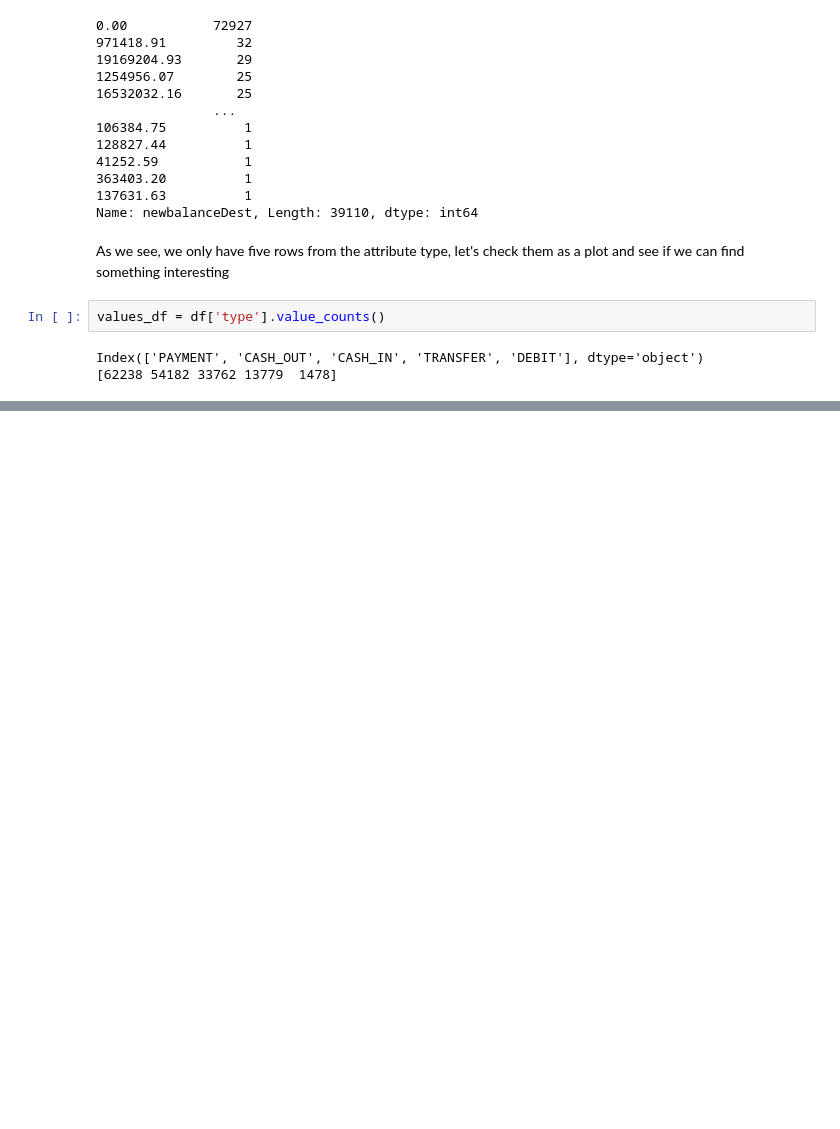
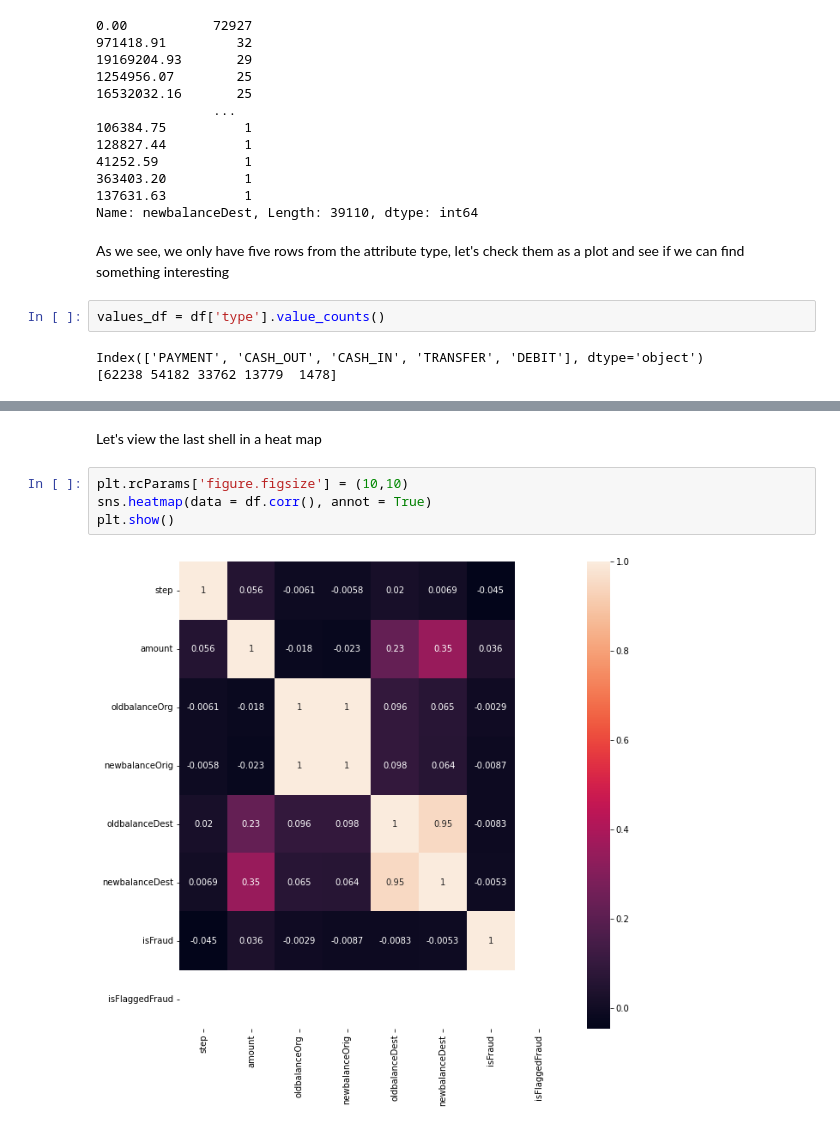
Before and after one commit to earo12/Payments_Fraud_Detection, a Jupyter notebook: Online_Payments_Fraud_Detection.ipynb, the cells around one changed output, grey strips where cells are left out. Cells and saved outputs as stored; diff of their text form; blank space fills up the shorter version.

Commit message:
More information about the correlationship between each field in the DataFrame

```diff
--- a/Online_Payments_Fraud_Detection.ipynb
+++ b/Online_Payments_Fraud_Detection.ipynb
@@ -116,0 +136,8 @@ plt.show()
+# %% [markdown]
+Let's view the last shell in a heat map
+# %%
+plt.rcParams['figure.figsize'] = (10,10)
+sns.heatmap(data = df.corr(), annot = True)
+plt.show()
+# %% [output]
+[figure, added]
```
Also changed, not shown: parts of 3 cells of this notebook.
